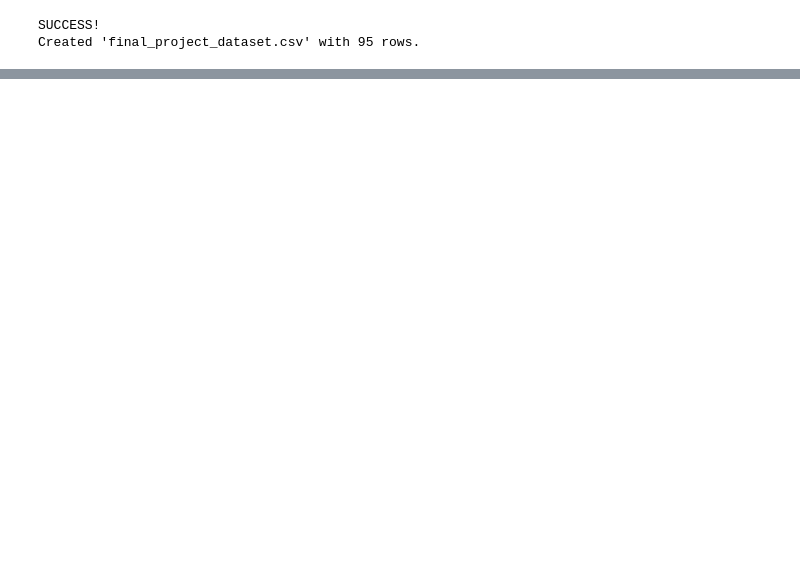
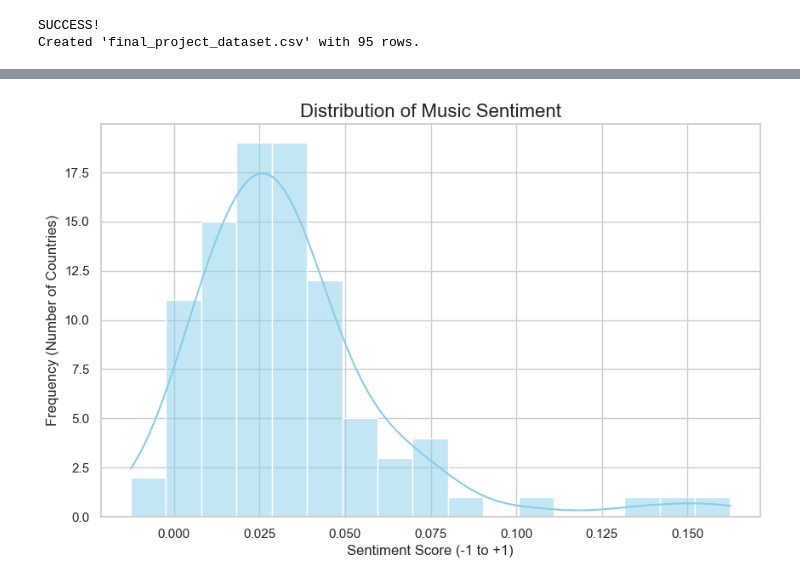
Before and after one commit to turkanahmetoglu/DSA210-Term-Project, a Jupyter notebook: EDA_Analysis.ipynb, the cells around one changed output, grey strips where cells are left out. Cells and saved outputs as stored; diff of their text form; code cells hidden in the pictures; blank space fills up the shorter version.

```diff
--- a/EDA_Analysis.ipynb
+++ b/EDA_Analysis.ipynb
@@ -111,0 +83,12 @@ CONCLUSION: No significant relationship found (Result might be random).
+# %%
+# Median happiness score
+median_happiness = final_df[happiness_col].median()
+
+# New category column based on the median
+final_df['Happiness_Category'] = final_df[happiness_col].apply(
+    lambda x: 'High Happiness' if x >= median_happiness else 'Low Happiness'
+)
+
+print(f"Median Happiness Score: {median_happiness}")
+print("New column 'Happiness_Category' created.")
+print(final_df[['Country', happiness_col, 'Happiness_Category']].head())
@@ -111,0 +104,16 @@ CONCLUSION: No significant relationship found (Result might be random).
+# %%
+# Set the figure size for a single large plot
+plt.figure(figsize=(10, 6))
+
+# Create the Histogram
+sns.histplot(final_df['Avg_Music_Sentiment'], kde=True, color='skyblue')
+
+# Add titles and labels
+plt.title('Distribution of Music Sentiment', fontsize=16)
+plt.xlabel('Sentiment Score (-1 to +1)', fontsize=12)
+plt.ylabel('Frequency (Number of Countries)', fontsize=12)
+
+# Display the plot
+plt.show()
+# %% [output]
+[figure, added]
```
Also changed, not shown: parts of 7 cells of this notebook.
